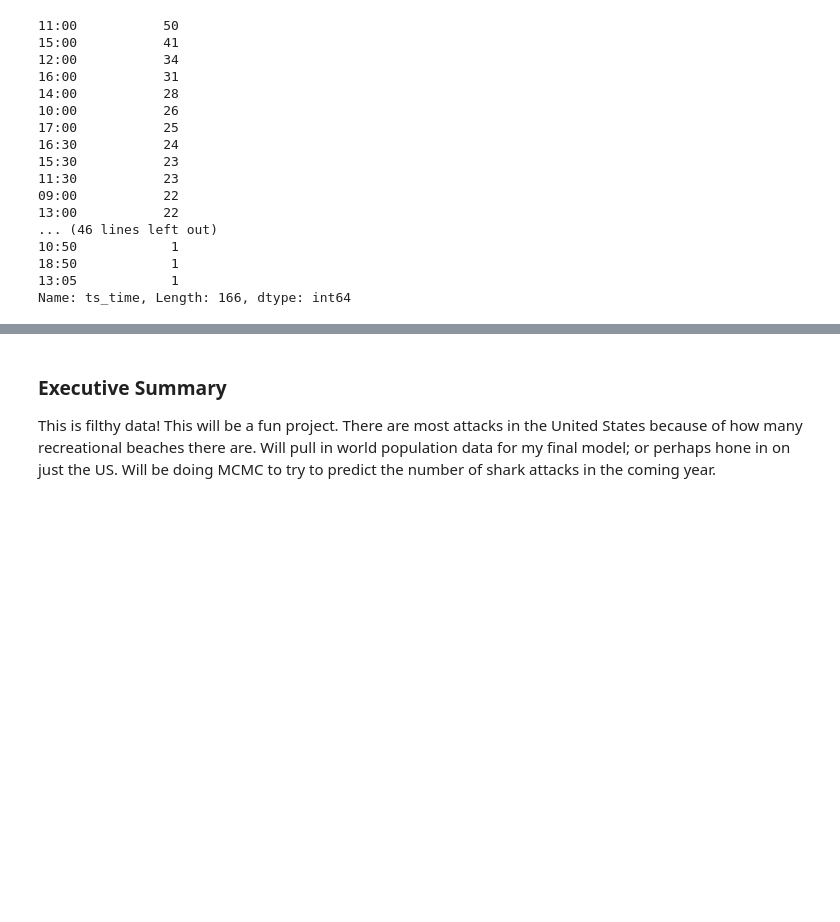
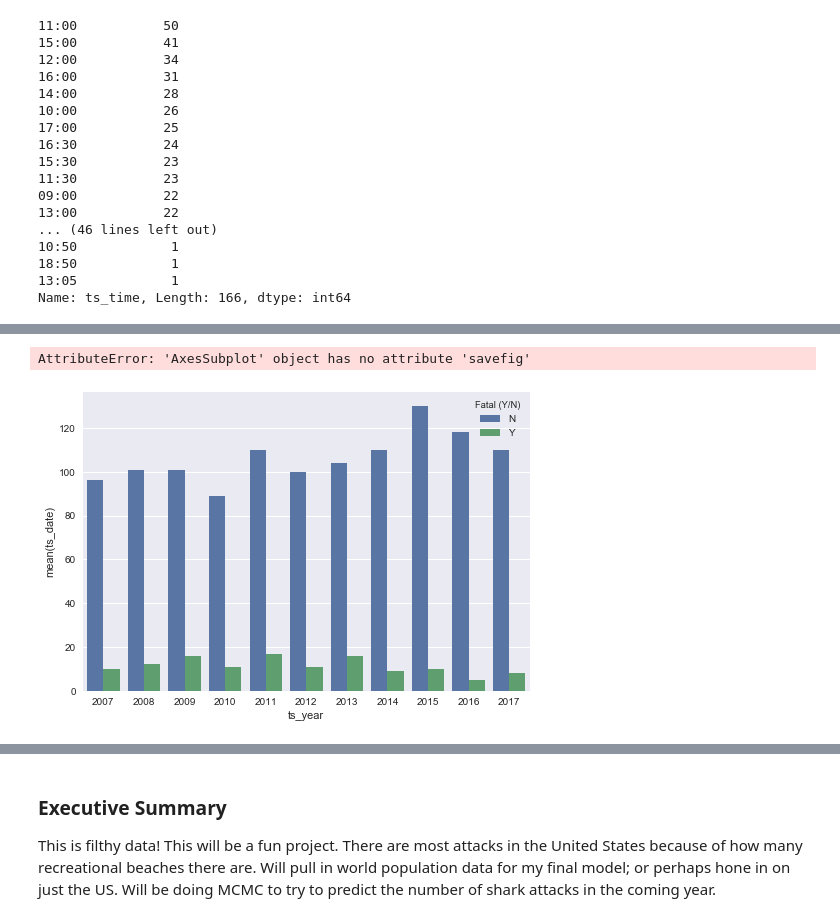
Before and after one commit to nmolivo/shark-attack-capstone, a Jupyter notebook: 00_Datamunging/sharks-EDA.ipynb, the cells around one changed output, grey strips where cells are left out. Cells and saved outputs as stored; diff of their text form; code cells hidden in the pictures; blank space fills up the shorter version.

Commit message:
new EDA graphs

```diff
--- a/00_Datamunging/sharks-EDA.ipynb
+++ b/00_Datamunging/sharks-EDA.ipynb
@@ -361,0 +335,2 @@ Name: ts_time, Length: 166, dtype: int64
+# %%
+annual_graph_df = annual_graph_df[annual_graph_df["Fatal (Y/N)"].str.contains("Y")].append(annual_graph_df[annual_graph_df["Fatal (Y/N)"].str.contains("N")])
@@ -361,0 +341,2 @@ Name: ts_time, Length: 166, dtype: int64
+# %%
+ann_fatal = annual_graph_df[['ts_date', 'ts_year', 'Fatal (Y/N)']].groupby(['ts_year' ,'Fatal (Y/N)']).count().reset_index()
@@ -361,0 +351,2 @@ Name: ts_time, Length: 166, dtype: int64
+# %%
+ann_fatal = ann_fatal.drop(1, axis =0)
@@ -361,0 +373,3 @@ Name: ts_time, Length: 166, dtype: int64
+# %%
+X = ann_fatal['ts_year']
+yy = ann_fatal['ts_date']
@@ -361,0 +378,6 @@ Name: ts_time, Length: 166, dtype: int64
+# %%
+ann_fat = sns.barplot(x=X, y=yy, hue = ann_fatal['Fatal (Y/N)'])
+ann_fat.savefig("ann_fatal.png")
+# %% [output]
+AttributeError: 'AxesSubplot' object has no attribute 'savefig'
+[figure, added]
```
Also changed, not shown: parts of 21 cells of this notebook, 7 other files.
